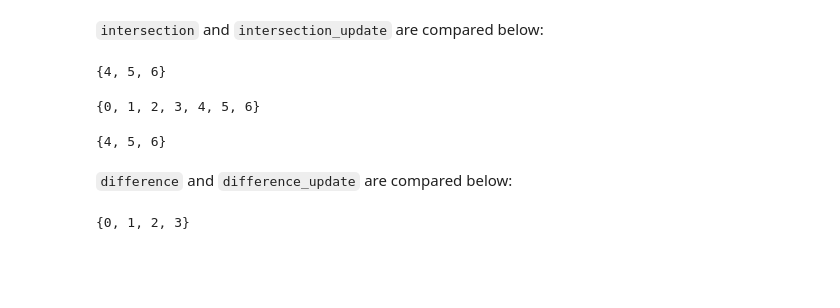
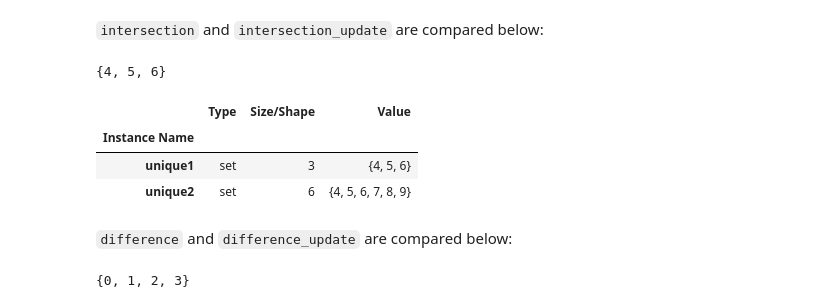
Before and after one commit to PhilipYip1988/python-notebooks, a Jupyter notebook: builtins_module_set/notebook.ipynb, the cells around one changed output. Saved outputs shown, nothing was run; the diff lists cells and outputs as text; code cells hidden in the pictures; blank space fills up the shorter version.

````diff
--- a/builtins_module_set/notebook.ipynb
+++ b/builtins_module_set/notebook.ipynb
@@ -206,8 +192,4 @@ unique2 = {4, 5, 6, 7, 8, 9}
 unique1.intersection(unique2) # Return value - immutable
 # %% [output]
 {4, 5, 6}
-# %%
-unique1
-# %% [output]
-{0, 1, 2, 3, 4, 5, 6}
 # %%
@@ -215,7 +197,10 @@ unique1.intersection_update(unique2) # No return value - mutatable
-# %%
-unique1
-# %% [output]
-{4, 5, 6}
+# %%
+variables().loc[['unique1', 'unique2']]
+# %% [output]
+|  | Type | Size/Shape | Value |
+| Instance Name |  |  |  |
+| unique1 | set | 3 | {4, 5, 6} |
+| unique2 | set | 6 | {4, 5, 6, 7, 8, 9} |
 # %% [markdown]
 ```difference``` and ```difference_update``` are compared below:
 # %%
````
Also changed, not shown: parts of 92 cells of this notebook, 11 other files.
